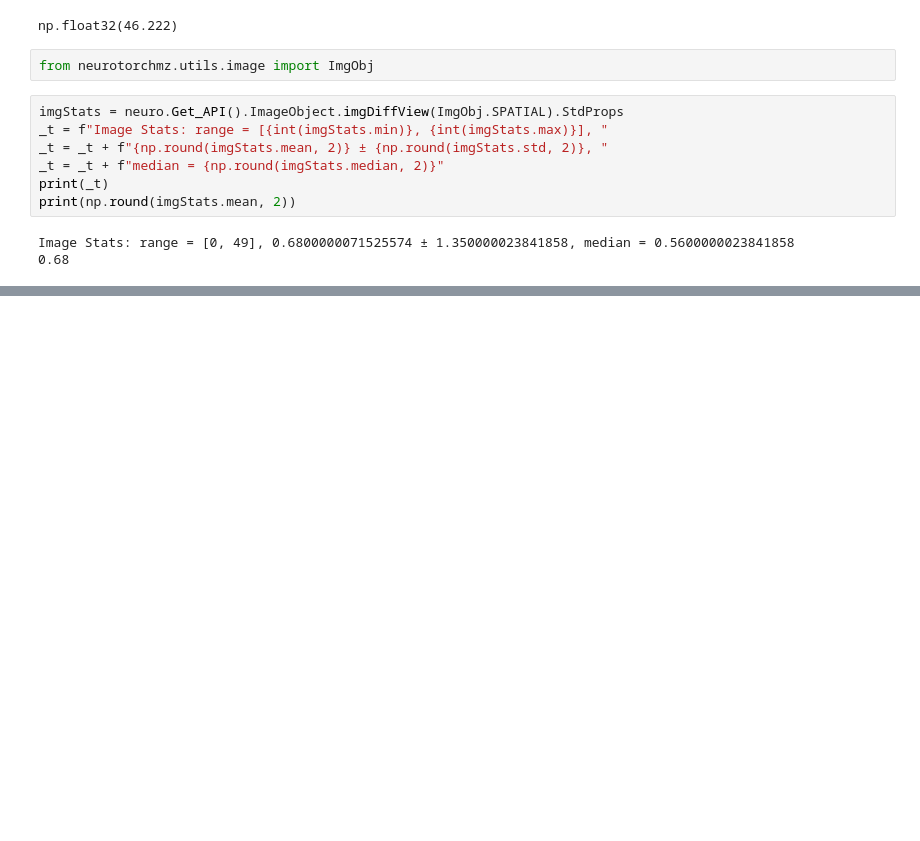
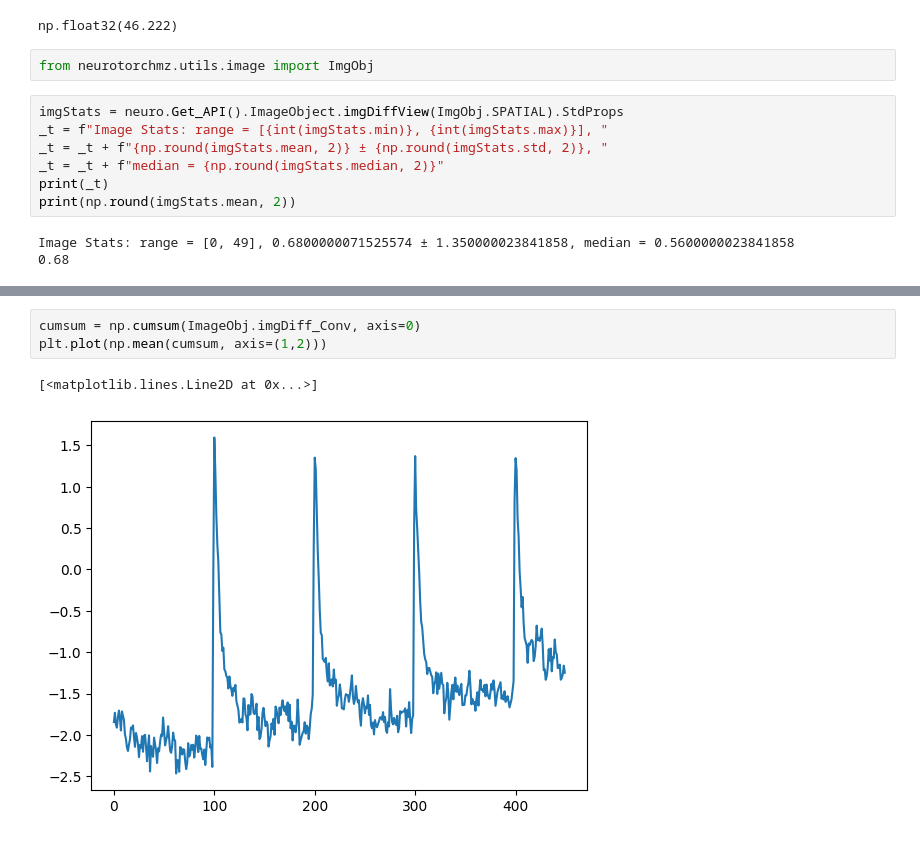
Before and after one commit to andreasmz/neurotorch, a Jupyter notebook: dev/notebooks/devNotebook7.ipynb, the cells around one changed output, grey strips where cells are left out. Drawn from its saved outputs; the diff is of its cells as text; blank space fills up the shorter version.

```diff
--- a/dev/notebooks/devNotebook7.ipynb
+++ b/dev/notebooks/devNotebook7.ipynb
@@ -223,0 +239,6 @@ Image Stats: range = [0, 49], 0.6800000071525574 ± 1.350000023841858, median =
+# %%
+cumsum = np.cumsum(ImageObj.imgDiff_Conv, axis=0)
+plt.plot(np.mean(cumsum, axis=(1,2)))
+# %% [output]
+[<matplotlib.lines.Line2D at 0x...>]
+[figure, added]
```
Also changed, not shown: parts of 10 cells of this notebook, 2 other files.
